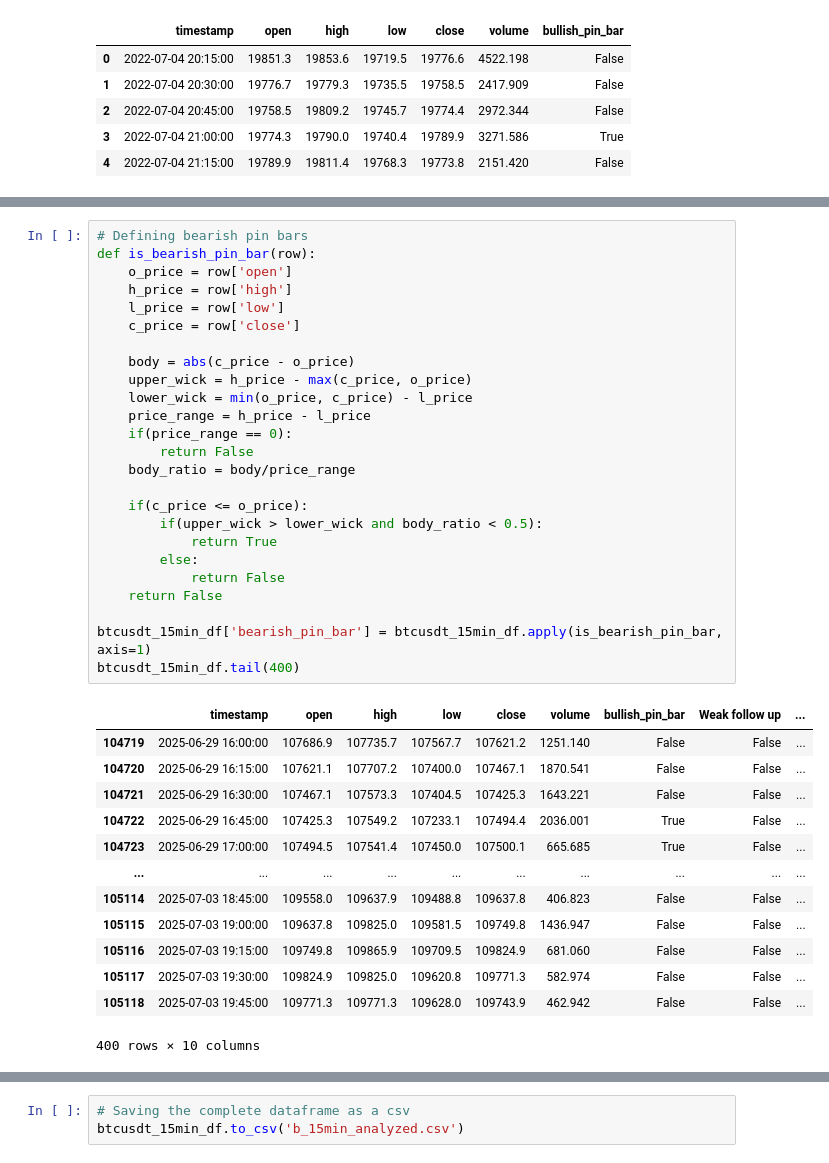
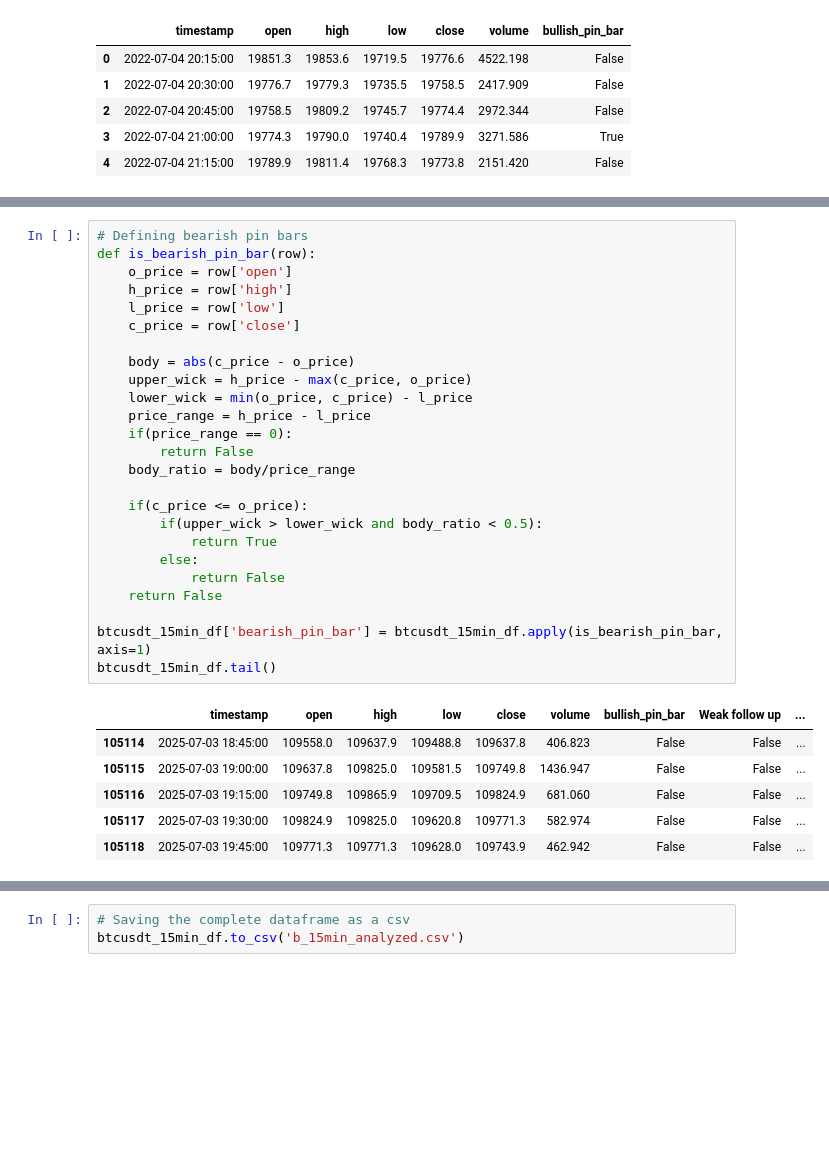
Before and after one commit to akash0214/Pin-Bar-Analysis, a Jupyter notebook: analysis.ipynb, the cells around one changed output, grey strips where cells are left out. Saved outputs shown, nothing was run; the diff lists cells and outputs as text; blank space fills up the shorter version.

```diff
--- a/analysis.ipynb
+++ b/analysis.ipynb
@@ -118,42 +100,35 @@ btcusdt_15min_df.tail(200)
 # %%
 # Defining bearish pin bars
 def is_bearish_pin_bar(row):
     o_price = row['open']
     h_price = row['high']
     l_price = row['low']
     c_price = row['close']
 
     body = abs(c_price - o_price)
     upper_wick = h_price - max(c_price, o_price)
     lower_wick = min(o_price, c_price) - l_price
     price_range = h_price - l_price
     if(price_range == 0):
         return False
     body_ratio = body/price_range
 
     if(c_price <= o_price):
         if(upper_wick > lower_wick and body_ratio < 0.5):
             return True
         else:
             return False
     return False
 
 btcusdt_15min_df['bearish_pin_bar'] = btcusdt_15min_df.apply(is_bearish_pin_bar, axis=1)
-btcusdt_15min_df.tail(400)
+btcusdt_15min_df.tail()
 # %% [output]
 |  | timestamp | open | high | low | close | volume | bullish_pin_bar | Weak follow up | ... |
-| 104719 | 2025-06-29 16:00:00 | 107686.9 | 107735.7 | 107567.7 | 107621.2 | 1251.140 | False | False | ... |
-| 104720 | 2025-06-29 16:15:00 | 107621.1 | 107707.2 | 107400.0 | 107467.1 | 1870.541 | False | False | ... |
-| 104721 | 2025-06-29 16:30:00 | 107467.1 | 107573.3 | 107404.5 | 107425.3 | 1643.221 | False | False | ... |
-| 104722 | 2025-06-29 16:45:00 | 107425.3 | 107549.2 | 107233.1 | 107494.4 | 2036.001 | True | False | ... |
-| 104723 | 2025-06-29 17:00:00 | 107494.5 | 107541.4 | 107450.0 | 107500.1 | 665.685 | True | False | ... |
-| ... | ... | ... | ... | ... | ... | ... | ... | ... | ... |
 | 105114 | 2025-07-03 18:45:00 | 109558.0 | 109637.9 | 109488.8 | 109637.8 | 406.823 | False | False | ... |
 | 105115 | 2025-07-03 19:00:00 | 109637.8 | 109825.0 | 109581.5 | 109749.8 | 1436.947 | False | False | ... |
 | 105116 | 2025-07-03 19:15:00 | 109749.8 | 109865.9 | 109709.5 | 109824.9 | 681.060 | False | False | ... |
 | 105117 | 2025-07-03 19:30:00 | 109824.9 | 109825.0 | 109620.8 | 109771.3 | 582.974 | False | False | ... |
 | 105118 | 2025-07-03 19:45:00 | 109771.3 | 109771.3 | 109628.0 | 109743.9 | 462.942 | False | False | ... |
-400 rows × 10 columns
 # %%
 # Checking for weak follow down
 follow_through = []
```
Also changed, not shown: parts of 38 cells of this notebook, 4 other files.
